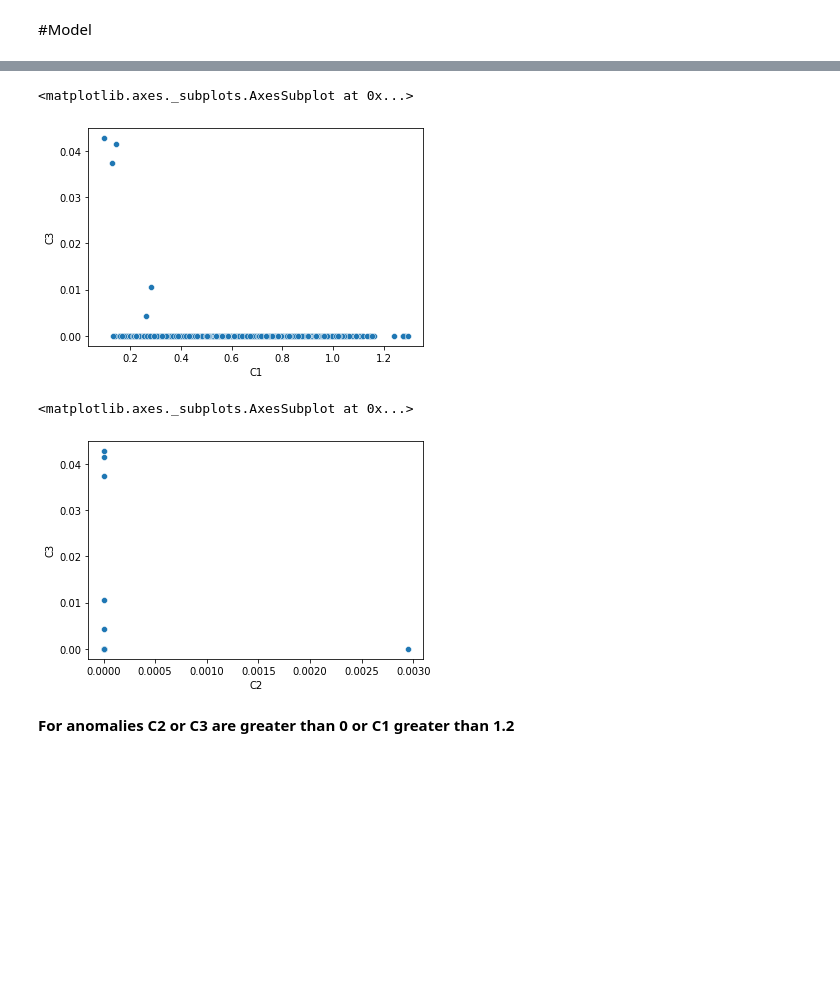
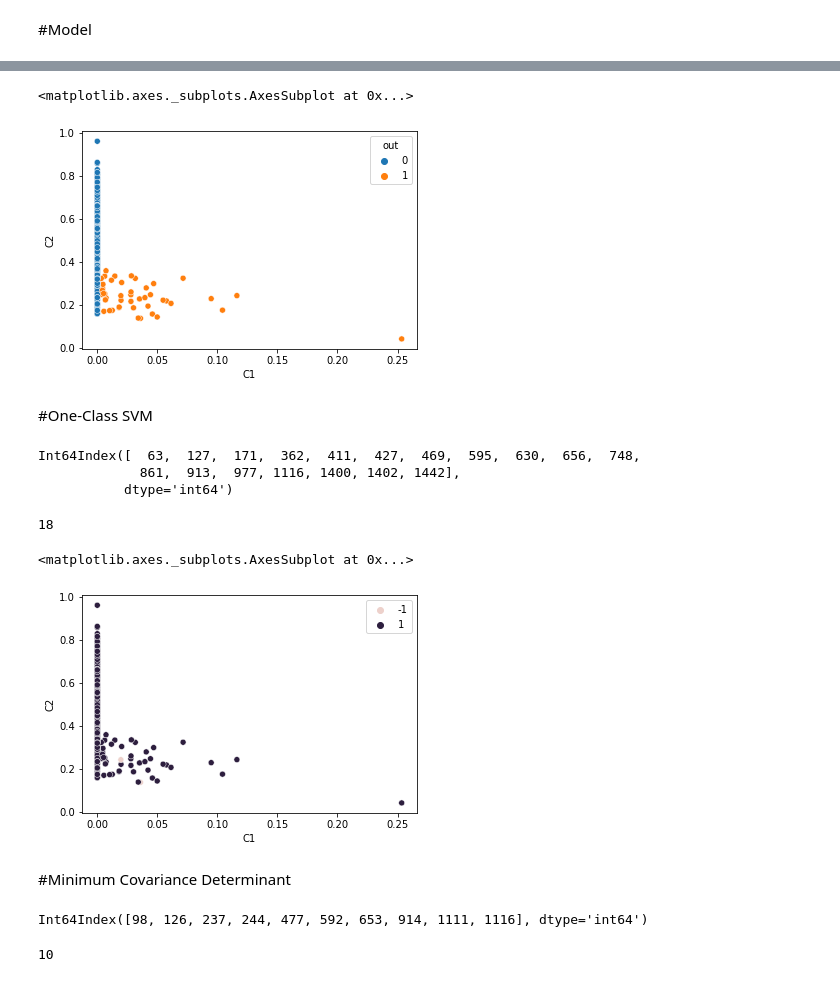
Before and after one commit to monikachudyba/ArtificialNeuralNetworkProjects, a Jupyter notebook: AEC-EmployeeAttrition.ipynb, the cells around one changed output, grey strips where cells are left out. Cells and saved outputs as stored; diff of their text form; code cells hidden in the pictures; blank space fills up the shorter version.

```diff
--- a/AEC-EmployeeAttrition.ipynb
+++ b/AEC-EmployeeAttrition.ipynb
@@ -266,5 +281,5 @@ decoder.add(Dense(44, activation='relu'))
 autoencoder = Sequential([encoder, decoder])
 autoencoder.compile(loss="mse", optimizer=SGD(learning_rate=0.1))
 # %%
-autoencoder.fit(scaled_df, scaled_df, batch_size=128, epochs=25)
+autoencoder.fit(scaled_df, scaled_df, batch_size=128, epochs=30)
 # %% [output]
@@ -288,7 +303,7 @@ Epoch 25/25
 <keras.callbacks.History at 0x...>
 # %%
 encoded_2dim = encoder.predict(scaled_df)
-results = pd.DataFrame(data=encoded_2dim, columns=['C1', 'C2', 'C3'])
-sns.scatterplot(x='C1',y='C2',data=results)
+results = pd.DataFrame(data=encoded_2dim, columns=['C1', 'C2'])
+sns.scatterplot(x='C1', y='C2', data=results)
 # %% [output]
 <matplotlib.axes._subplots.AxesSubplot at 0x...>
@@ -295,0 +311,2 @@ sns.scatterplot(x='C1',y='C2',data=results)
+# %%
+aec_res = results
@@ -296,12 +335,28 @@ sns.scatterplot(x='C1',y='C2',data=results)
 # %%
-sns.scatterplot(x='C1',y='C3',data=results)
+sns.scatterplot(x='C1', y='C2', data=results, hue='out')
 # %% [output]
 <matplotlib.axes._subplots.AxesSubplot at 0x...>
-[figure, old version]
+[figure, new version]
+# %% [markdown]
+#One-Class SVM
+# %%
+svm = OneClassSVM(gamma='auto', nu=0.006)
+results = svm.fit_predict(scaled_df)
+# %%
+out_svm = df[results == -1]
+out_svm.index
+# %% [output]
+Int64Index([  63,  127,  171,  362,  411,  427,  469,  595,  630,  656,  748,
+             861,  913,  977, 1116, 1400, 1402, 1442],
+           dtype='int64')
+# %%
+len(out_svm.index)
+# %% [output]
+18
 # %%
-sns.scatterplot(x='C2',y='C3',data=results)
+sns.scatterplot(x='C1', y='C2', data=aec_res, hue=results)
 # %% [output]
 <matplotlib.axes._subplots.AxesSubplot at 0x...>
-[figure, old version]
+[figure, new version]
-# %% [markdown]
-**For anomalies C2 or C3 are greater than 0 or C1 greater than 1.2**
+# %% [markdown]
+#Minimum Covariance Determinant
@@ -307,0 +366,9 @@ sns.scatterplot(x='C2',y='C3',data=results)
+# %%
+out_ee = df[results == -1]
+out_ee.index
+# %% [output]
+Int64Index([98, 126, 237, 244, 477, 592, 653, 914, 1111, 1116], dtype='int64')
+# %%
+len(out_ee.index)
+# %% [output]
+10
```
Also changed, not shown: parts of 17 cells of this notebook.
